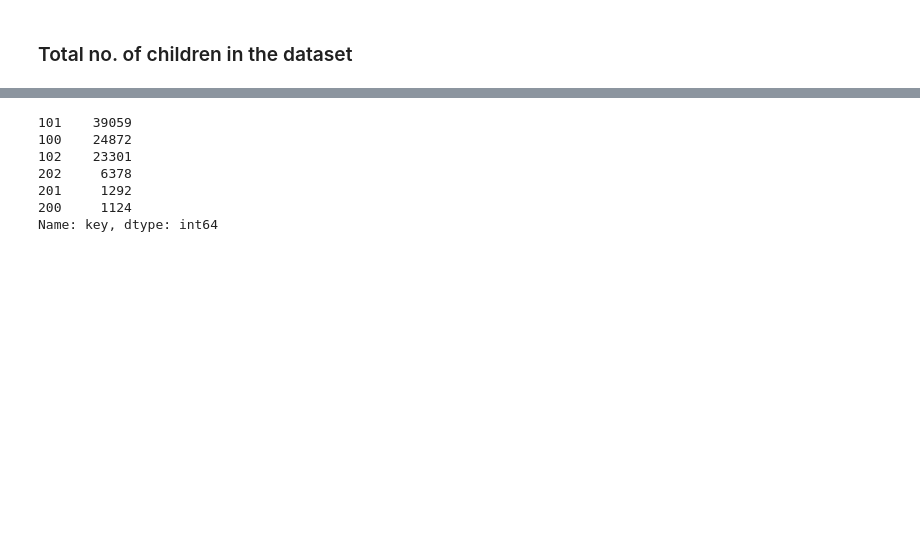
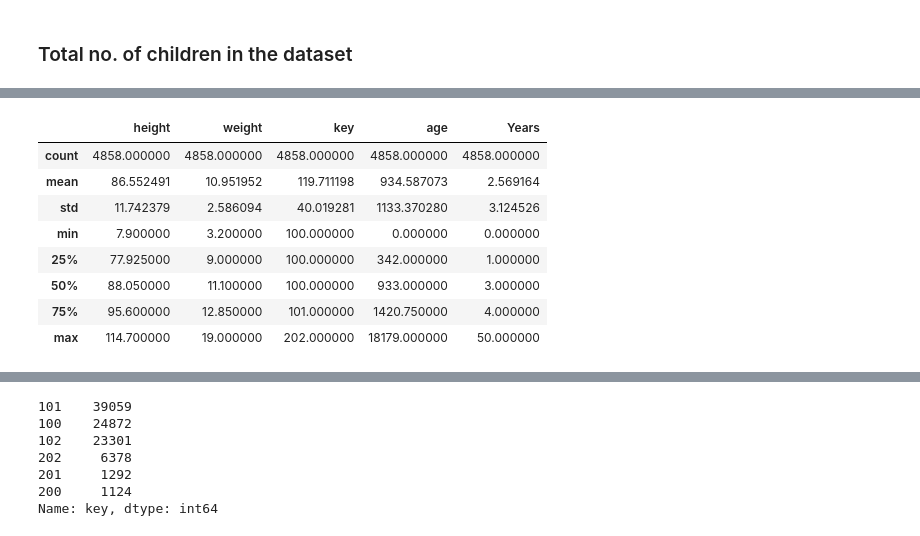
Before and after one commit to kai-luni/cgm-ml, a Jupyter notebook: src/data_utils/dataset_EDA/anon-depthmap-95k/EDA_anon-depthmap-95k.ipynb, the cells around one changed output, grey strips where cells are left out. Cells and saved outputs as stored; diff of their text form; code cells hidden in the pictures; blank space fills up the shorter version.

```diff
--- a/src/data_utils/dataset_EDA/anon-depthmap-95k/EDA_anon-depthmap-95k.ipynb
+++ b/src/data_utils/dataset_EDA/anon-depthmap-95k/EDA_anon-depthmap-95k.ipynb
@@ -53,6 +62,18 @@ Total no. of children: 4858
 | 24 | pc_1583438117-71v1y4z0gd_15927111... | qrcode/1583438117-71v1y4z0gd/meas... | 104.1 | 14.75 | 100 | 1398 | 4 | 1583438117-71v1y4z0gd |
 | 33 | pc_1583438117-spfyeecneo_15911220... | qrcode/1583438117-spfyeecneo/meas... | 98.3 | 12.55 | 100 | 1640 | 4 | 1583438117-spfyeecneo |
 | 48 | pc_1583438127-xt6z0e0tsu_15911220... | qrcode/1583438127-xt6z0e0tsu/meas... | 89.7 | 11.50 | 100 | 140 | 0 | 1583438127-xt6z0e0tsu |
+# %%
+scans.describe()
+# %% [output]
+|  | height | weight | key | age | Years |
+| count | 4858.000000 | 4858.000000 | 4858.000000 | 4858.000000 | 4858.000000 |
+| mean | 86.552491 | 10.951952 | 119.711198 | 934.587073 | 2.569164 |
+| std | 11.742379 | 2.586094 | 40.019281 | 1133.370280 | 3.124526 |
+| min | 7.900000 | 3.200000 | 100.000000 | 0.000000 | 0.000000 |
+| 25% | 77.925000 | 9.000000 | 100.000000 | 342.000000 | 1.000000 |
+| 50% | 88.050000 | 11.100000 | 100.000000 | 933.000000 | 3.000000 |
+| 75% | 95.600000 | 12.850000 | 101.000000 | 1420.750000 | 4.000000 |
+| max | 114.700000 | 19.000000 | 202.000000 | 18179.000000 | 50.000000 |
 # %%
 plt.figure()
 draw_age_distribution(scans)
```
Also changed, not shown: parts of 30 cells of this notebook, 6 other files.
